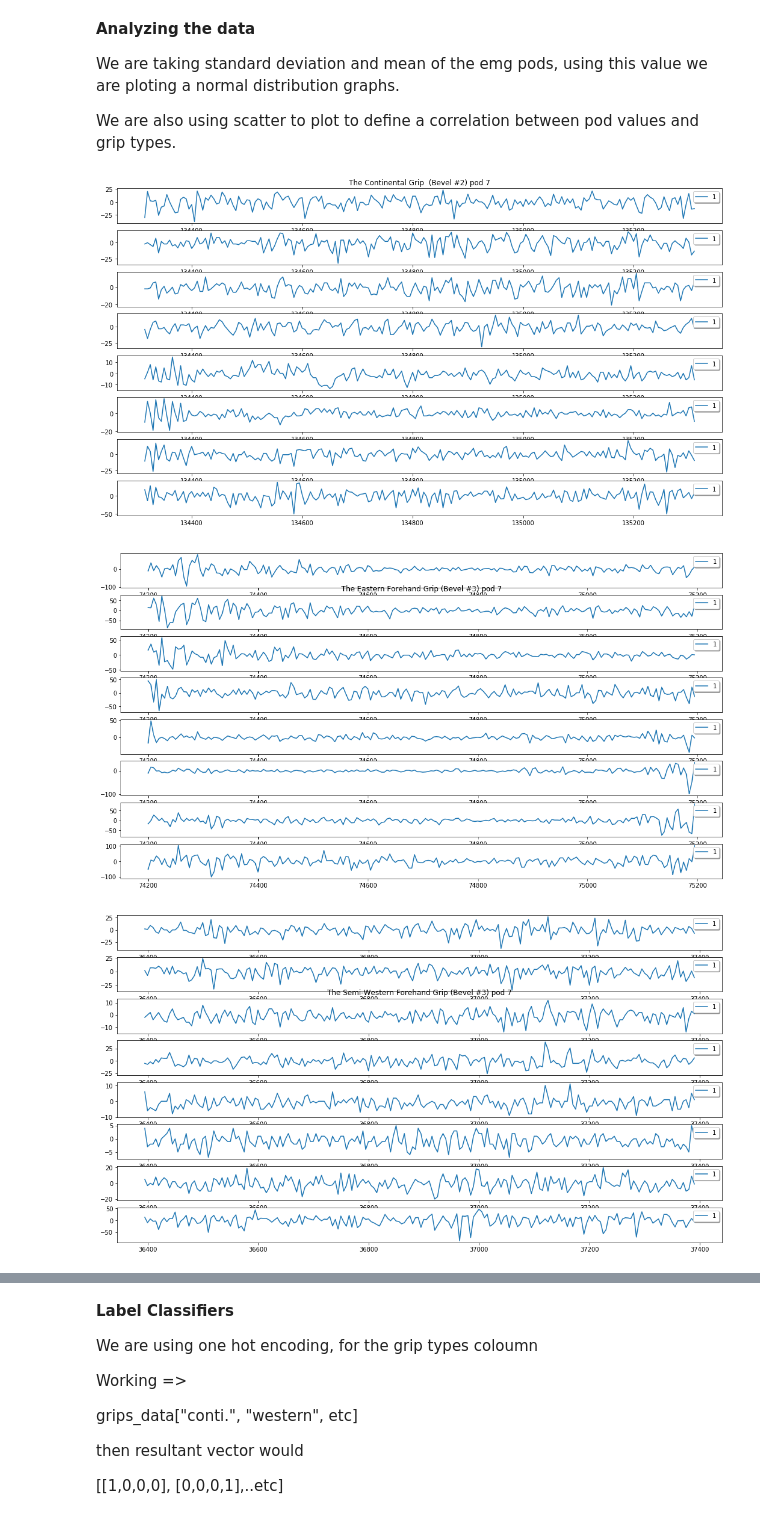
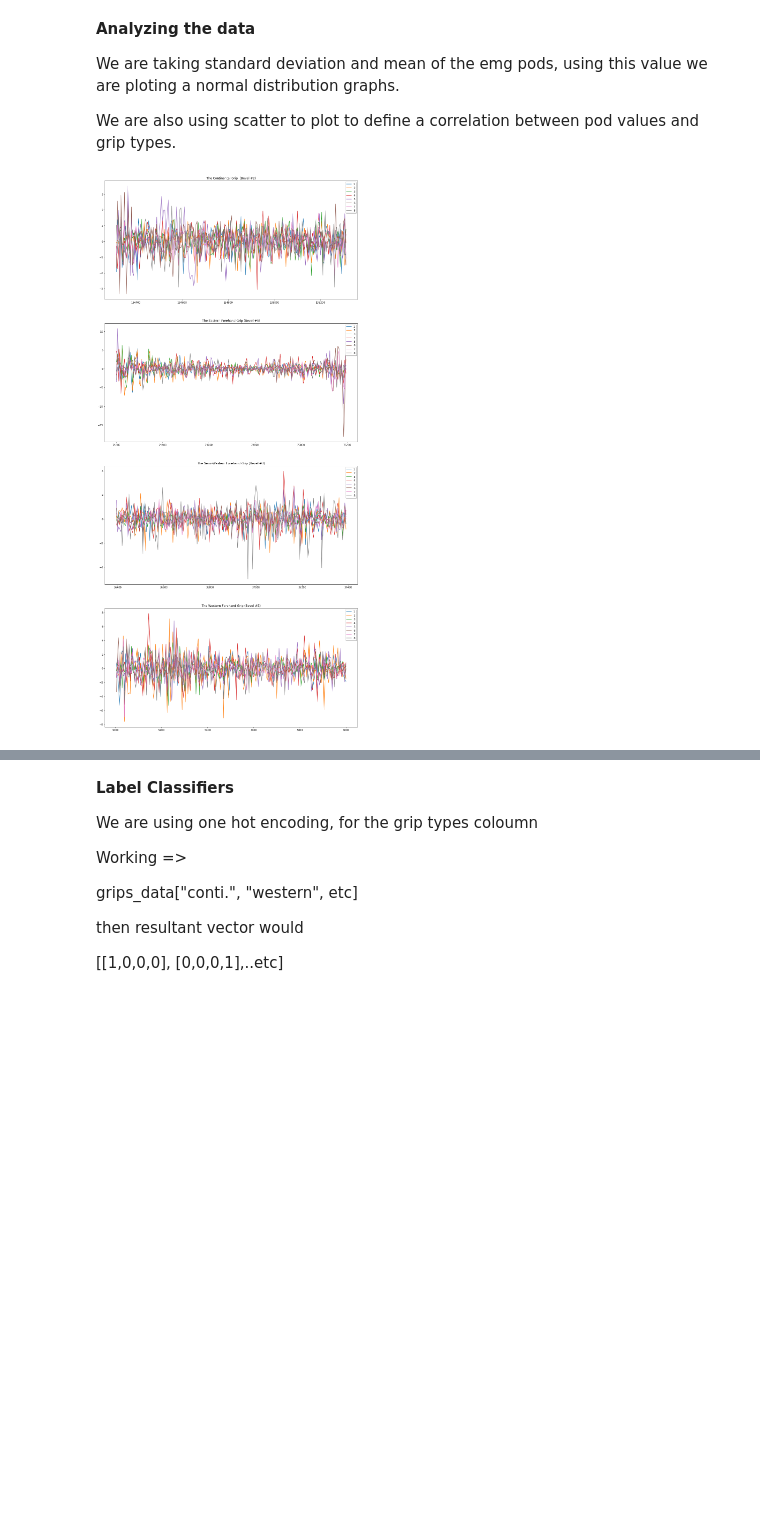
Before and after one commit to shafi-dayatar/SportsAnalytics, a Jupyter notebook: apps/data_analysis/grip_classification/GripClassifier.ipynb, the cells around one changed output, grey strips where cells are left out. Drawn from its saved outputs; the diff is of its cells as text; code cells hidden in the pictures; blank space fills up the shorter version.

```diff
--- a/apps/data_analysis/grip_classification/GripClassifier.ipynb
+++ b/apps/data_analysis/grip_classification/GripClassifier.ipynb
@@ -18,5 +19,8 @@ data_dir = "data/"
 file_name = data_dir + "BasicDefaultTypeEMG.csv"
 
 reader = csv.reader(open(file_name, "rb"), delimiter=",")
+data_file = pd.read_csv(file_name, sep=',',header=0);
 x = list(reader)
+print x[0]
 result = np.array(x[1:])
+print data_file.columns
@@ -27,13 +38,17 @@ From the loaded data, we are extracting main features that is emg pods value whi
 # %%
 #Number of rows that is going to be processed
 #Number of each defined for each classificatinon
-print result.shape
+emg_pods = data_file
 emg_pods = result[33142:,1:9].astype('float64')
+emg_pods = data_file[['pod1', 'pod2', 'pod3', 'pod4', 'pod5', 'pod6', 'pod7', 'pod8']]
+emg_pods = emg_pods[33142:]
 grips_data = result[33142:,-1]
+grips_data = data_file['grip_type']
+grips_data = grips_data[33142:]
 time = result[33142:,0]
 grip_types = np.unique(grips_data)
 
-
+print emg_pods.shape
 print time.shape
 for grip in grip_types:
     print("%s  Rows  are %d" % (grip, len(grips_data[grips_data ==grip])))
@@ -71,30 +86,31 @@ We are also using scatter to plot to define a correlation between pod values and
 # %%
 
 grip_count = 4
-#s_fig, s_axs = plt.subplots(nrows=4, ncols=1, figsize=(18,40))
+s_fig, s_axs = plt.subplots(nrows=4, ncols=1, figsize=(18,40))
 
 
 for type_id in range(grip_count):
-    figs, axs = plt.subplots(nrows=8, ncols=1, figsize=(18,10))
+    #figs, axs = plt.subplots(nrows=8, ncols=1, figsize=(18,10))
     random_select = random.sample(range(15000), 30)
     y = emg_pods[grips_data == grip_types[type_id]] #semi western
     x = time[grips_data == grip_types[type_id]]
     #y = (np.random.rand(len(random_select), 1) + type_id)
     #sd = np.std(t, axis=0)
     #mean = np.mean(t, axis=0)
     #color=next(colors)
-    colors = iter(cm.rainbow(np.linspace(0, 1, 8)))
+    #colors = iter(cm.rainbow(np.linspace(0, 1, 8)))
+    s_axs[type_id].plot(x[1000:1200], y[1000:1200])
+    s_axs[type_id].legend('12345678',shadow=True, fancybox=True, loc="upper right");
+    s_axs[type_id].set_title(grip_types[type_id])
 
     # Mean = 0, SD = 2.
-    for i in range(8):
+    """for i in range(8):
         #s_axs[type_id].scatter(t[random_select,i], y, color=next(colors))
         #s_axs[type_id].plot(mean[i].repeat(30), y)
         #x_axis = np.arange(np.min(t[:,i]), np.max(t[:,i]), 1)
         axs[i].plot(x[1000:1200], y[1000:1200,i], label = "pod" + str(i))
         #s_axs[type_id].set_title("Grip Type %s" % grip_types[type_id])
         axs[i].legend('1',shadow=True, fancybox=True, loc="upper right");
-        axs[type_id].set_title(grip_types[type_id]  + " pod " + str(i))
+        axs[type_id].set_title(grip_types[type_id]  + " pod " + str(i))"""
 # %% [output]
-[figure, old version]
+[figure, new version]
-[figure, removed]
-[figure, removed]
```
Also changed, not shown: parts of 17 cells of this notebook, 9 other files.
